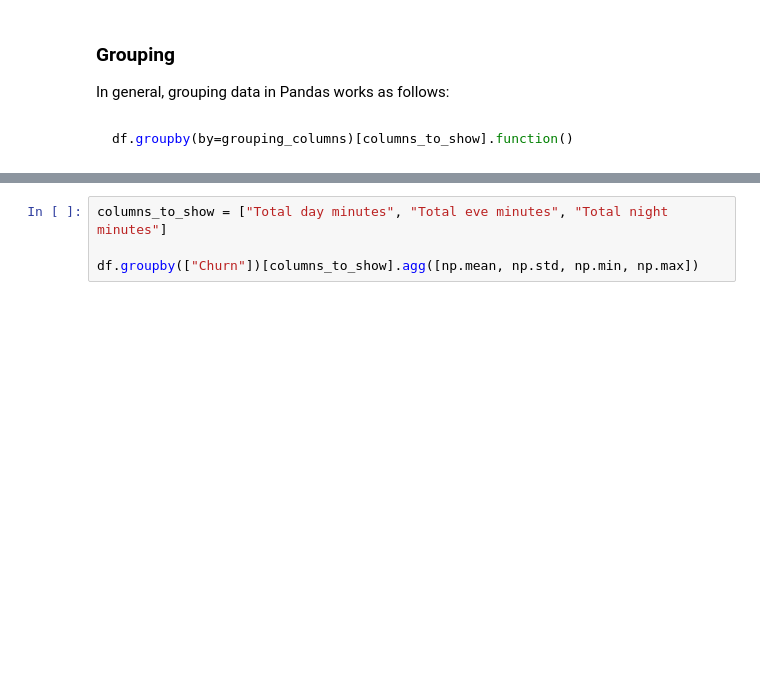
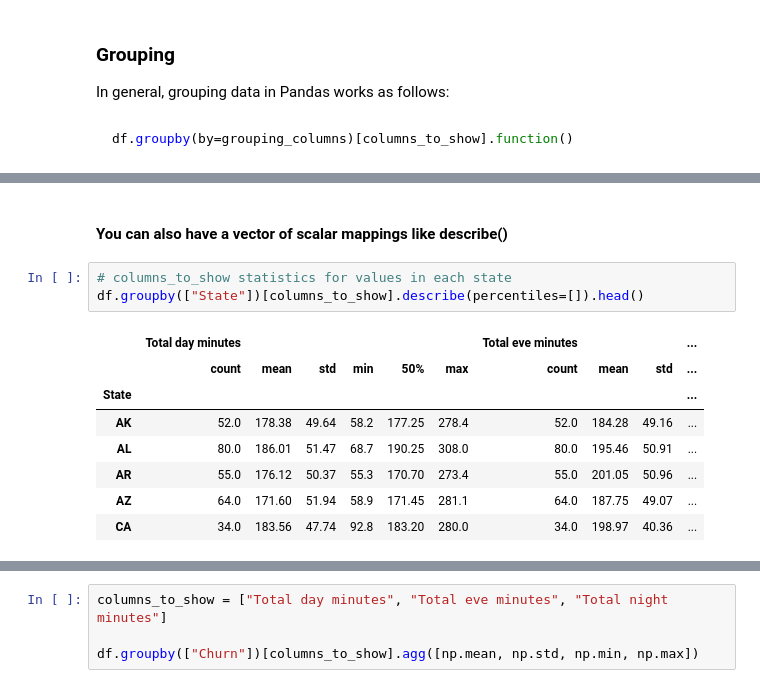
Before and after one commit to jbellogo/Data, a Jupyter notebook: classical-mi/jupyter_english/topic01_pandas_data_analysis/topic1_pandas_data_analysis.ipynb, the cells around one changed output, grey strips where cells are left out. Saved outputs shown, nothing was run; the diff lists cells and outputs as text; blank space fills up the shorter version.

```diff
--- a/classical-mi/jupyter_english/topic01_pandas_data_analysis/topic1_pandas_data_analysis.ipynb
+++ b/classical-mi/jupyter_english/topic01_pandas_data_analysis/topic1_pandas_data_analysis.ipynb
@@ -407,0 +431,15 @@ df.groupby(["Churn"])[columns_to_show].describe(percentiles=[])
+# %% [markdown]
+
+#### You can also have a vector of scalar mappings like describe()
+# %%
+# columns_to_show statistics for values in each state
+df.groupby(["State"])[columns_to_show].describe(percentiles=[]).head()
+# %% [output]
+|  | Total day minutes |  |  |  |  |  | Total eve minutes |  |  | ... |
+|  | count | mean | std | min | 50% | max | count | mean | std | ... |
+| State |  |  |  |  |  |  |  |  |  | ... |
+| AK | 52.0 | 178.38 | 49.64 | 58.2 | 177.25 | 278.4 | 52.0 | 184.28 | 49.16 | ... |
+| AL | 80.0 | 186.01 | 51.47 | 68.7 | 190.25 | 308.0 | 80.0 | 195.46 | 50.91 | ... |
+| AR | 55.0 | 176.12 | 50.37 | 55.3 | 170.70 | 273.4 | 55.0 | 201.05 | 50.96 | ... |
+| AZ | 64.0 | 171.60 | 51.94 | 58.9 | 171.45 | 281.1 | 64.0 | 187.75 | 49.07 | ... |
+| CA | 34.0 | 183.56 | 47.74 | 92.8 | 183.20 | 280.0 | 34.0 | 198.97 | 40.36 | ... |
```
Also changed, not shown: parts of 7 cells of this notebook, 7 other files.
